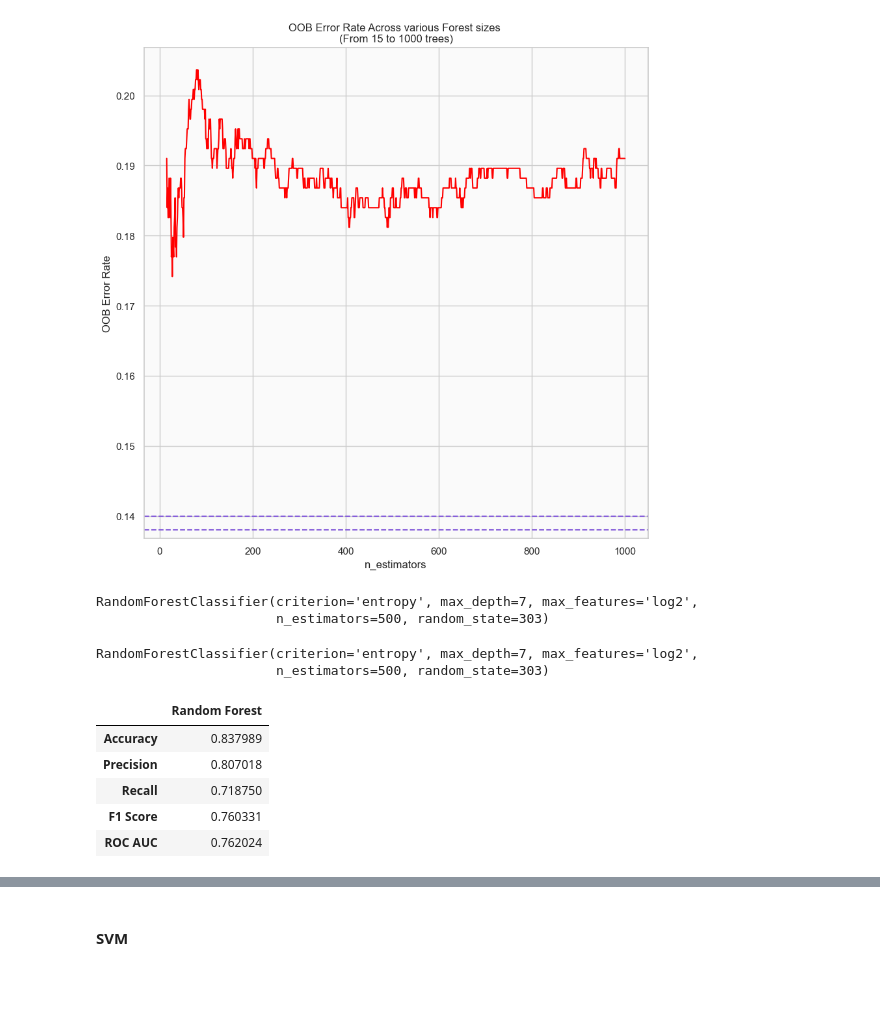
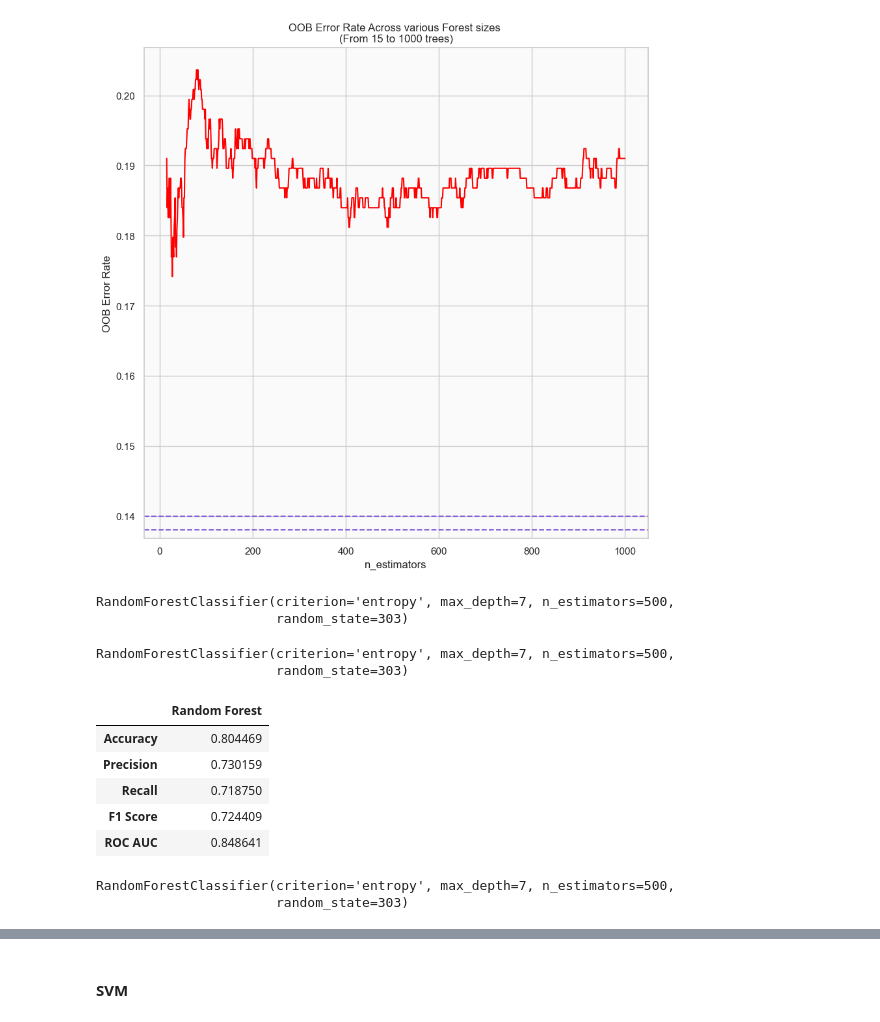
Before and after one commit to melwinmpk/python_datascience, a Jupyter notebook: TitanicDataSet_training/EDA_Titanic_Assignment.ipynb, the cells around one changed output, grey strips where cells are left out. Drawn from its saved outputs; the diff is of its cells as text; code cells hidden in the pictures; blank space fills up the shorter version.

```diff
--- a/TitanicDataSet_training/EDA_Titanic_Assignment.ipynb
+++ b/TitanicDataSet_training/EDA_Titanic_Assignment.ipynb
@@ -72,6 +81,8 @@ train_data['Age'].fillna(train_data['Age'].median(), inplace = True)
 test_data['Age'].fillna(test_data['Age'].median(), inplace = True)
 train_data['Embarked'] = train_data['Embarked'].replace(np.nan, 0)
 test_data['Embarked'] = test_data['Embarked'].replace(np.nan, 0)
+train_data['Fare'] = train_data.groupby('Pclass')['Fare'].transform(lambda x : x.fillna(x.mean) )
+test_data['Fare'] = test_data.groupby('Pclass')['Fare'].transform(lambda x : x.fillna(x.mean) )
 # %%
 train_data.info()
 # %% [output]
@@ -97,5 +104,5 @@ memory usage: 83.7+ KB
 # %%
-train_data = train_data.drop(["Cabin","Name","Ticket"],axis=1).reset_index(drop = True)
+train_data = train_data.drop(["Cabin","Name","Ticket","PassengerId"],axis=1).reset_index(drop = True)
 test_data = test_data.drop(["Cabin","Name","Ticket"],axis=1).reset_index(drop = True)
 # %%
 train_data.duplicated().any()
@@ -292,5 +322,5 @@ Best Parameters using grid search:
 # %%
 model_rf.set_params(criterion  = 'entropy',
-                    max_features = 'log2',
+                    max_features = 'auto',
                     max_depth    = 7)
 # %% [output]
@@ -335,28 +364,35 @@ model_rf.set_params(n_estimators=500,
                   warm_start=False,
                   oob_score=False)
 # %% [output]
-RandomForestClassifier(criterion='entropy', max_depth=7, max_features='log2',
-                       n_estimators=500, random_state=303)
+RandomForestClassifier(criterion='entropy', max_depth=7, n_estimators=500,
+                       random_state=303)
 # %%
 model_rf.fit(x_train, y_train)
 # %% [output]
-RandomForestClassifier(criterion='entropy', max_depth=7, max_features='log2',
-                       n_estimators=500, random_state=303)
+RandomForestClassifier(criterion='entropy', max_depth=7, n_estimators=500,
+                       random_state=303)
 # %%
 prediction_test = model_rf.predict(x_test)
 y_score= metrics.accuracy_score(y_test, prediction_test)
 y_pred= model_rf.predict(x_test)
 #########################################################
-y_pred = model_dt.predict_proba(x_test)[:, 1]
+y_pred = model_rf.predict_proba(x_test)[:, 1]
 fpr_dt, tpr_dt, _ = roc_curve(y_test, y_pred)
 roc_auc_rf = auc(fpr_dt, tpr_dt)
 #########################################################
 metrix_rf = medel_compare("Random Forest",model_rf, y_test, prediction_test, y_score , roc_auc_rf )
 metrix_rf
 # %% [output]
 |  | Random Forest |
-| Accuracy | 0.837989 |
-| Precision | 0.807018 |
+| Accuracy | 0.804469 |
+| Precision | 0.730159 |
 | Recall | 0.718750 |
-| F1 Score | 0.760331 |
-| ROC AUC | 0.762024 |
+| F1 Score | 0.724409 |
+| ROC AUC | 0.848641 |
+# %%
+# test_y = test_data[test_data.columns]
+# test_y
+model_rf.fit(x, y)
+# %% [output]
+RandomForestClassifier(criterion='entropy', max_depth=7, n_estimators=500,
+                       random_state=303)
```
Also changed, not shown: parts of 12 cells of this notebook, 3 other files.
